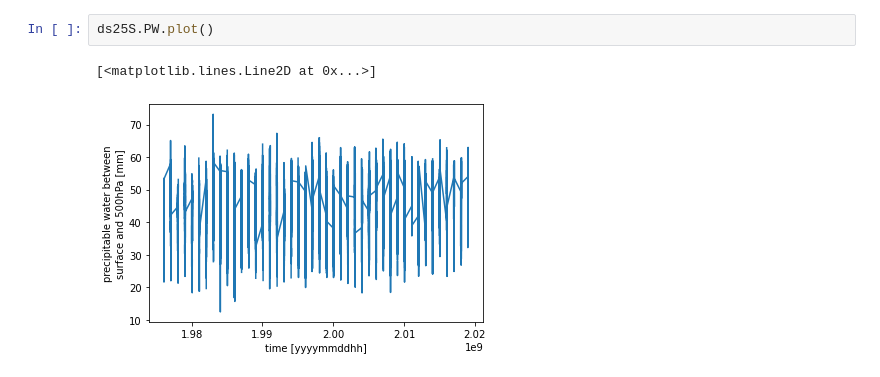
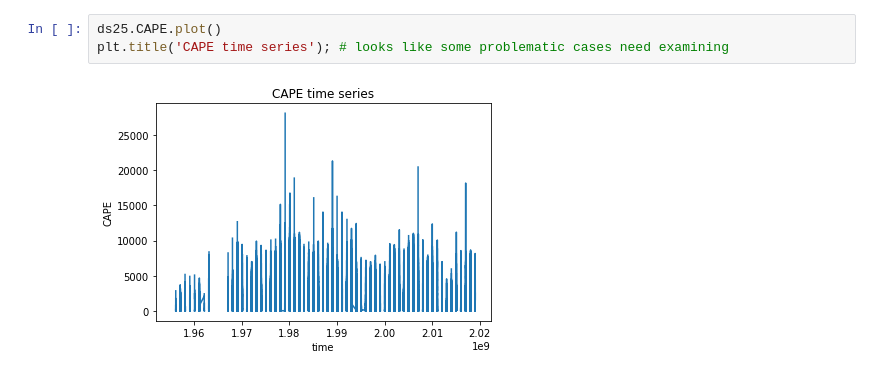
Before and after one commit to MPOcanes/MPO624_2022, a Jupyter notebook: Notebooks/Brian_India_Soundings.ipynb, the cells around one changed output. Cells and saved outputs as stored; diff of their text form.

```diff
--- a/Notebooks/Brian_India_Soundings.ipynb
+++ b/Notebooks/Brian_India_Soundings.ipynb
@@ -147,5 +75,5 @@ ds25S.FrzPress.plot.hist()
-# %%
-ds25S.PW.plot()
-# %% [output]
-[<matplotlib.lines.Line2D at 0x...>]
-[figure, removed]
+# %%
+ds25.CAPE.plot()
+plt.title('CAPE time series'); # looks like some problematic cases need examining
+# %% [output]
+[figure, added]
```
Also changed, not shown: parts of 23 cells of this notebook, 1 other file.
